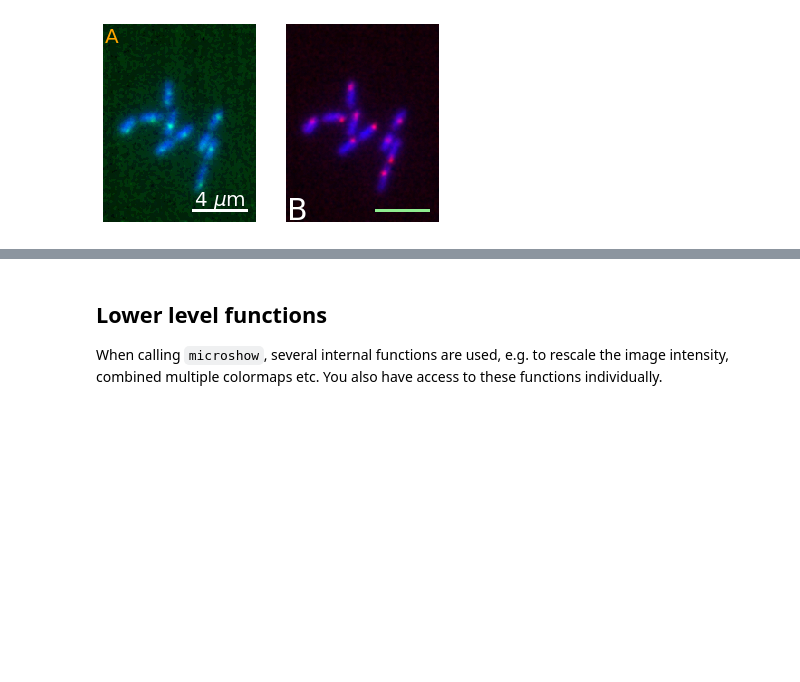
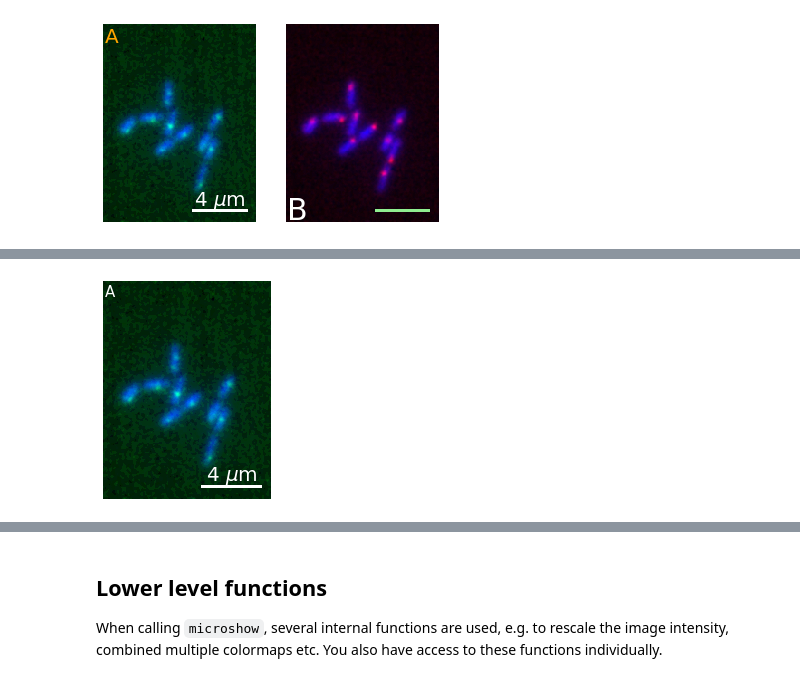
Before and after one commit to guiwitz/microfilm, a Jupyter notebook: _sources/notebooks/create_plots.ipynb, the cells around one changed output, grey strips where cells are left out. Saved outputs shown, nothing was run; the diff lists cells and outputs as text; code cells hidden in the pictures; blank space fills up the shorter version.

```diff
--- a/_sources/notebooks/create_plots.ipynb
+++ b/_sources/notebooks/create_plots.ipynb
@@ -128,0 +139,6 @@ micro2.add_label('B', label_location='lower left', label_font_size=30);
+# %%
+fig2, ax2 = plt.subplots()
+newmicro1 = micro1.update(ax=ax2, copy=True)
+newmicro1.add_label('A');
+# %% [output]
+[figure, added]
```
Also changed, not shown: parts of 13 cells of this notebook, 48 other files.
